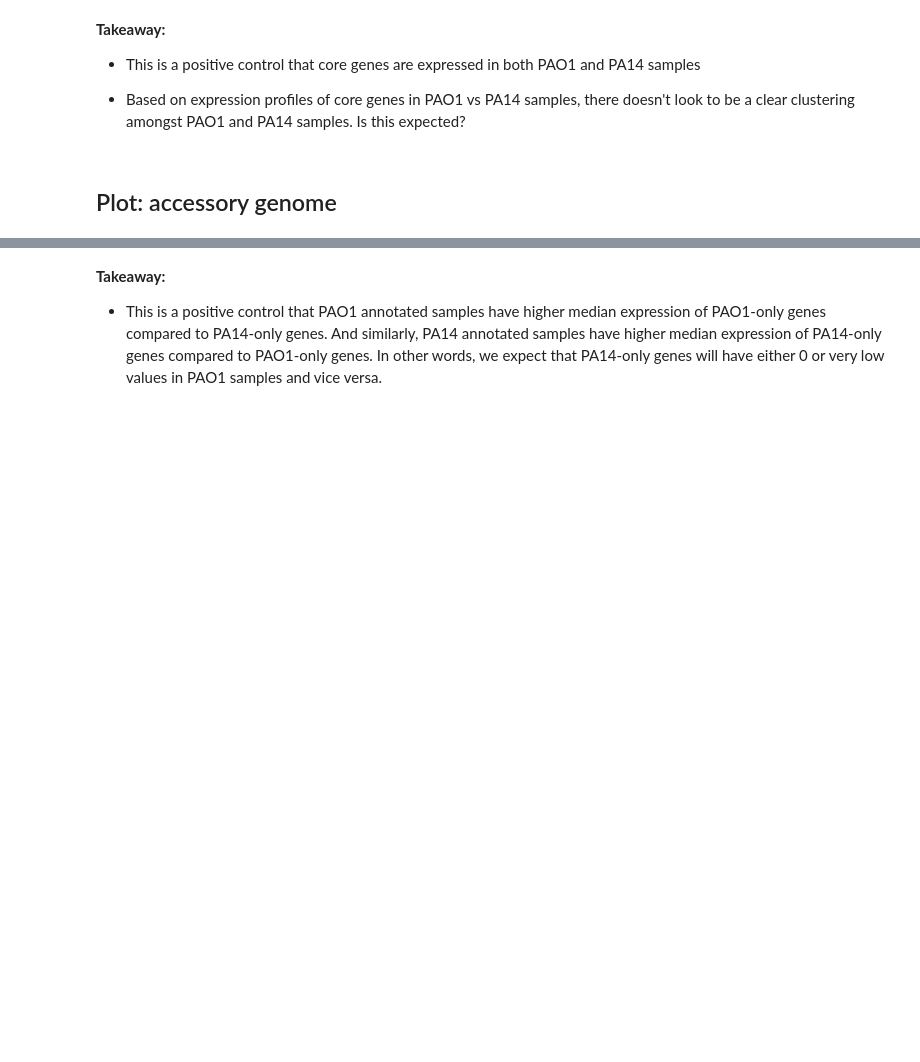
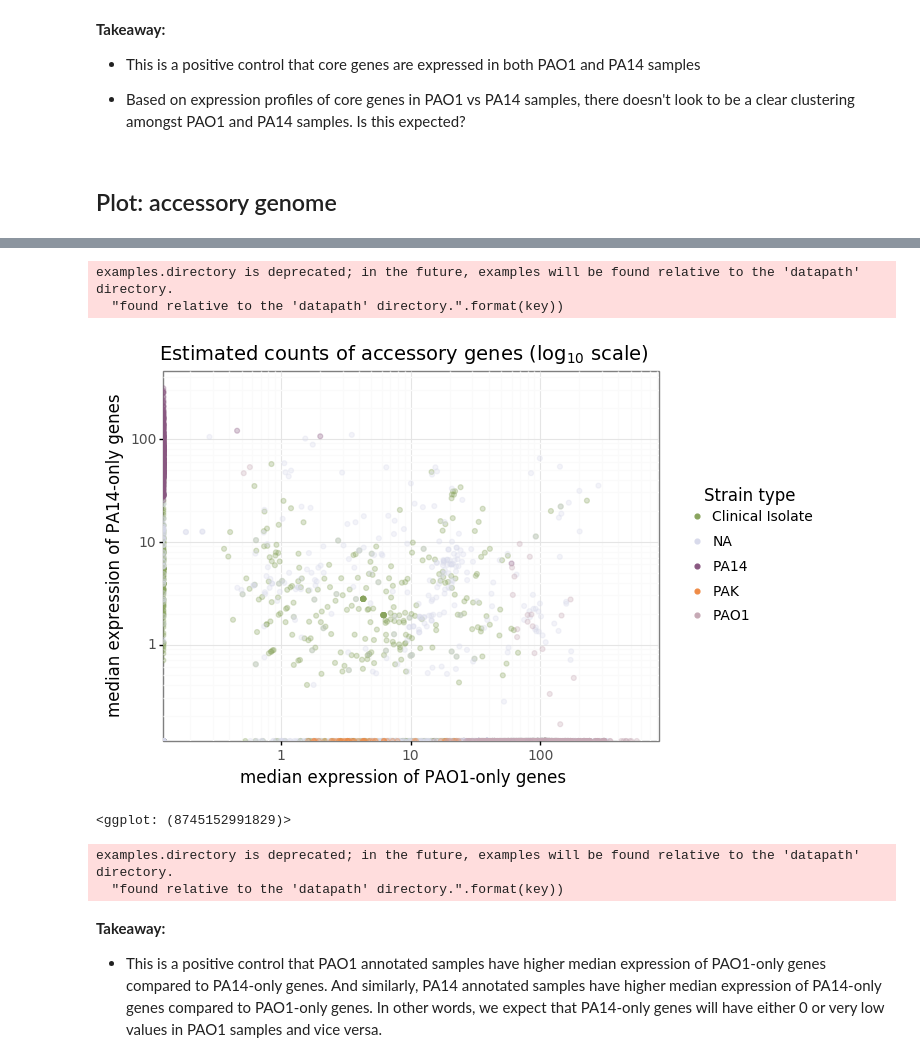
Before and after one commit to hoganlab-dartmouth/pa-seq-compendia, a Jupyter notebook: make_pao1_pa14_compendia/cluster_by_accessory_gene.ipynb, the cells around one changed output, grey strips where cells are left out. Drawn from its saved outputs; the diff is of its cells as text; code cells hidden in the pictures; blank space fills up the shorter version.

Commit message:
add notebook to make figure 3 svg

```diff
--- a/make_pao1_pa14_compendia/cluster_by_accessory_gene.ipynb
+++ b/make_pao1_pa14_compendia/cluster_by_accessory_gene.ipynb
@@ -410,5 +409,56 @@ examples.directory is deprecated; in the future, examples will be found relative
 examples.directory is deprecated; in the future, examples will be found relative to the 'datapath' directory.
   "found relative to the 'datapath' directory.".format(key))
+# %%
+# Plot
+colors = {
+    "Clinical Isolate": "#89A45E",
+    "PA14": "#895881",
+    "PAK": "#EF8B46",
+    "PAO1": "#C6A9B5",
+    "NA": "#D8DAEB",
+}
+
+fig3a = pn.ggplot(
+    pao1_pa14_acc_expression_label,
+    pn.aes(x="median acc expression_pao1", y="median acc expression_pa14"),
+)
+fig3a += pn.geom_point(
+    pn.aes(color="Strain type_pao1"),
+    alpha=0.3,
+)
+fig3a += pn.scales.scale_x_log10()
+fig3a += pn.scales.scale_y_log10()
+fig3a += pn.scale_color_manual(values=colors)
+fig3a += pn.labs(
+    x="median expression of PAO1-only genes",
+    y="median expression of PA14-only genes",
+    title=r"Estimated counts of accessory genes (log$_{10}$ scale)",
+    width=10,
+)
+fig3a += pn.theme_bw()
+fig3a += pn.theme(
+    legend_title_align="center",
+    plot_background=pn.element_rect(fill="white"),
+    legend_key=pn.element_rect(fill="white", colour="white"),
+    legend_title=pn.element_text(family="sans-serif", size=12),
+    legend_text=pn.element_text(family="sans-serif", size=10),
+    plot_title=pn.element_text(family="sans-serif", size=14),
+    axis_text=pn.element_text(family="sans-serif", size=10),
+    axis_title=pn.element_text(family="sans-serif", size=12),
+)
+fig3a += pn.guides(
+    colour=pn.guide_legend(title="Strain type", override_aes={"alpha": 1})
+)
+
+print(fig3a)
+fig3a.save("Expression_accessory_genes_all_samples_log10.svg", format="svg", dpi=300)
+# %% [output]
+examples.directory is deprecated; in the future, examples will be found relative to the 'datapath' directory.
+  "found relative to the 'datapath' directory.".format(key))
+[figure, added]
+<ggplot: (8745152991829)>
+examples.directory is deprecated; in the future, examples will be found relative to the 'datapath' directory.
+  "found relative to the 'datapath' directory.".format(key))
 # %% [markdown]
 **Takeaway:**
 * This is a positive control that PAO1 annotated samples have higher median expression of PAO1-only genes compared to PA14-only genes. And similarly, PA14 annotated samples have higher median expression of PA14-only genes compared to PAO1-only genes. In other words, we expect that PA14-only genes will have either 0 or very low values in PAO1 samples and vice versa.
```
Also changed, not shown: parts of 7 cells of this notebook, 4 other files.
